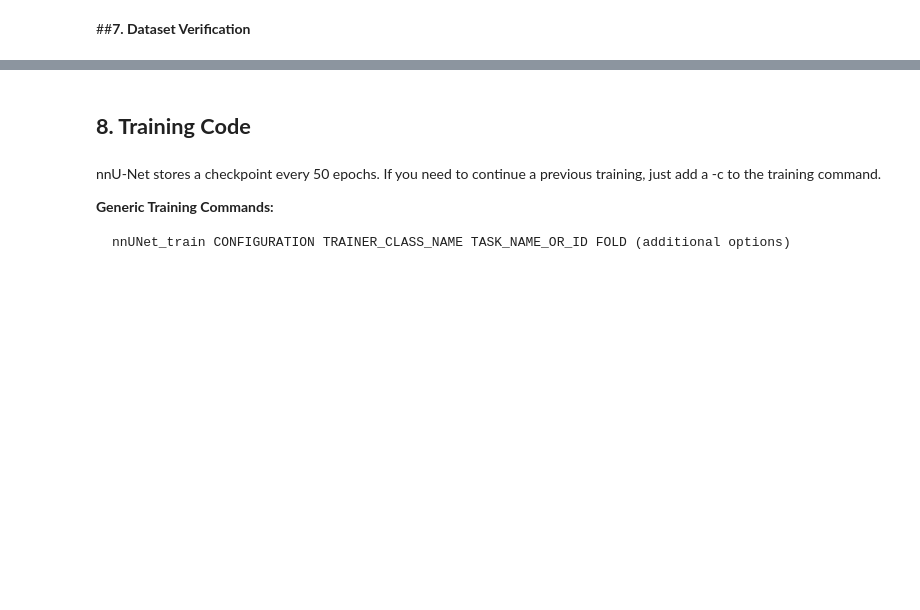
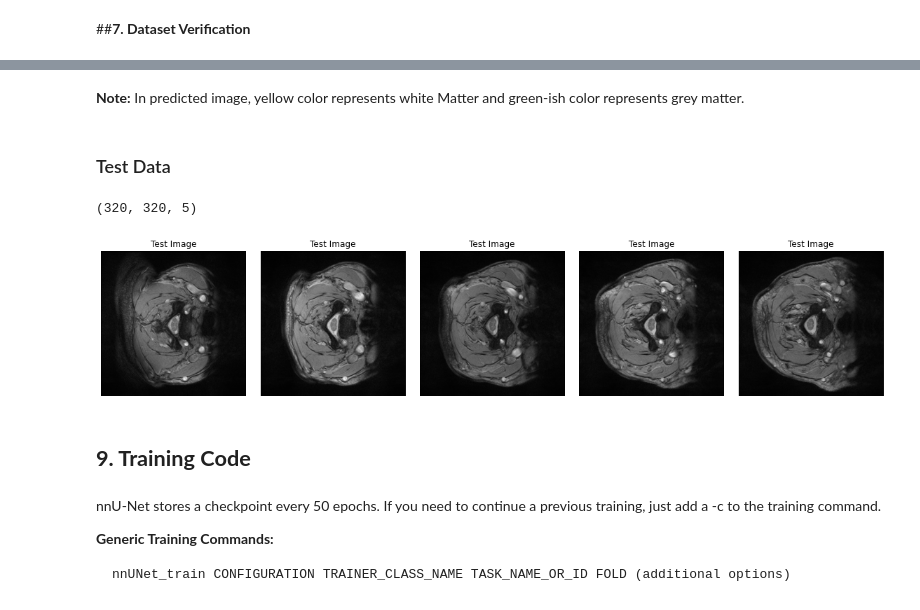
Before and after one commit to mehhras/nnUnet, a Jupyter notebook: nnunetmec2020.ipynb, the cells around one changed output, grey strips where cells are left out. Cells and saved outputs as stored; diff of their text form; code cells hidden in the pictures; blank space fills up the shorter version.

```diff
--- a/nnunetmec2020.ipynb
+++ b/nnunetmec2020.ipynb
@@ -444,5 +510,34 @@ os.chdir(base_dir)
+# %% [markdown]
+**Note:** In predicted image, yellow color represents white Matter and green-ish color represents grey matter.
+# %% [markdown]
+### Test Data
+# %%
+#visualizing some of the test images
+# (re-run to see random pick-ups)
+# only maximum of first 5 slices are plotted
+
+test_img_name = os.listdir(test_dir)[np.random.randint(0,40)]
+test_img = np.array(nib.load(os.path.join(test_dir,test_img_name)).dataobj)[:,:,:5]
+
+print(test_img.shape)
+
+max_cols = test_img.shape[2]
+max_rows = 1
+
+fig, axes = plt.subplots(nrows=max_rows, ncols=max_cols, figsize=(20,20))
+for idx in range(max_cols):
+    axes[ idx].axis("off")
+    axes[ idx].set_title('Test Image')
+    axes[ idx].imshow(test_img[:,:,idx], cmap="gray")
+
+
+plt.subplots_adjust(wspace=.1, hspace=.1)
+plt.show()
+# %% [output]
+(320, 320, 5)
+[figure, added]
 # %% [markdown]
-## **8. Training Code**
+## **9. Training Code**
 # %% [markdown]
 nnU-Net stores a checkpoint every 50 epochs. If you need to continue a previous training, just add a -c to the training command.
 
```
Also changed, not shown: parts of 42 cells of this notebook.
